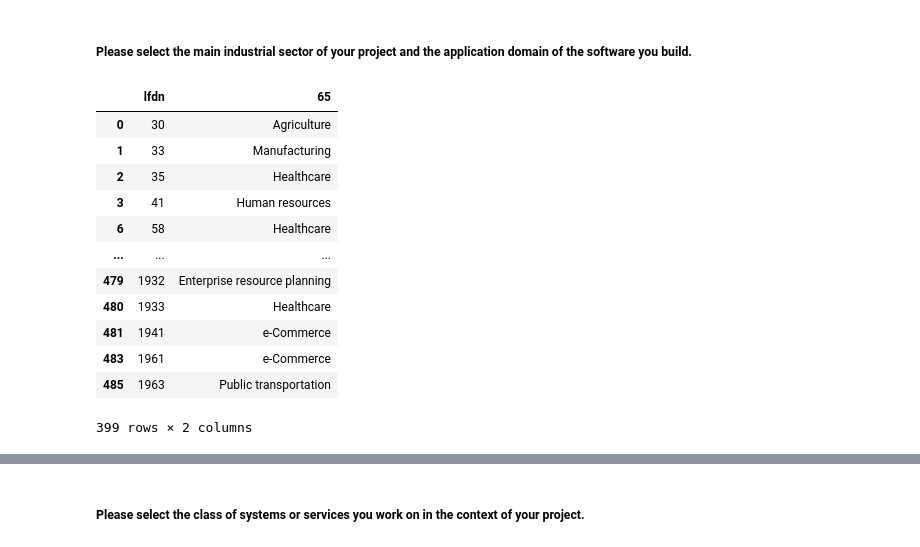
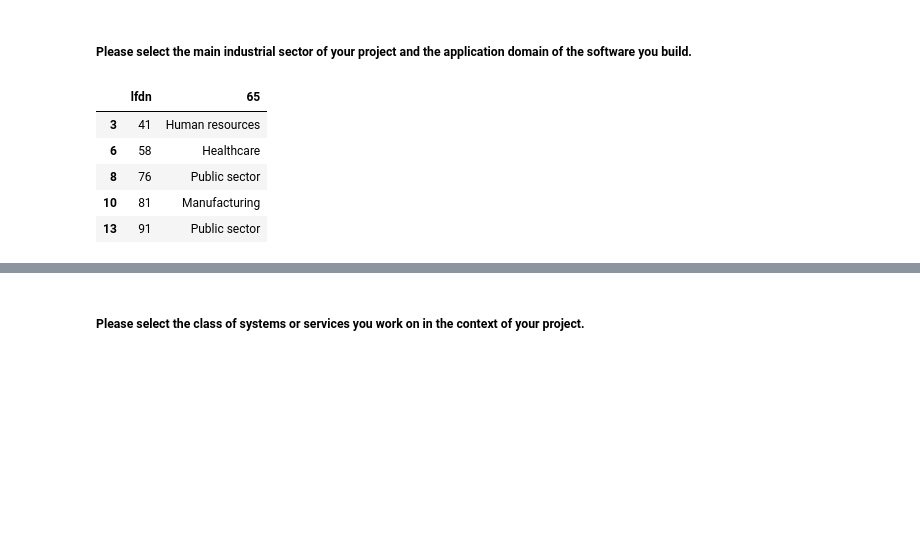
Before and after one commit to NaPiRE/QuickCheckRE, a Jupyter notebook: Data Transformation/DataTransformation.ipynb, the cells around one changed output, grey strips where cells are left out. Saved outputs shown, nothing was run; the diff lists cells and outputs as text; code cells hidden in the pictures; blank space fills up the shorter version.

```diff
--- a/Data Transformation/DataTransformation.ipynb
+++ b/Data Transformation/DataTransformation.ipynb
@@ -526,23 +450,16 @@ md("## **Variablename V_1 | QuestionID {}**".format(N1ID))
 # %%
 N1 = df.loc[:, ['lfdn', 'v_1']]
 N1 = N1.rename(columns={'v_1': N1ID})
 # Delete Other options
 N1 = N1.loc[N1[N1ID] != "Other (please specify)"]
-N1
+N1[N1['lfdn'].isin([41,58,76,81,91])]
 # %% [output]
 |  | lfdn | 65 |
-| 0 | 30 | Agriculture |
-| 1 | 33 | Manufacturing |
-| 2 | 35 | Healthcare |
 | 3 | 41 | Human resources |
 | 6 | 58 | Healthcare |
-| ... | ... | ... |
-| 479 | 1932 | Enterprise resource planning |
-| 480 | 1933 | Healthcare |
-| 481 | 1941 | e-Commerce |
-| 483 | 1961 | e-Commerce |
-| 485 | 1963 | Public transportation |
+| 8 | 76 | Public sector |
+| 10 | 81 | Manufacturing |
+| 13 | 91 | Public sector |
-399 rows × 2 columns
 # %%
 N1converted = convertNapireToCce(questions, N1, 0)
 questionColumn = createQuestionColumns(N1ID + '_', len(N1converted[0]))
```
Also changed, not shown: parts of 61 cells of this notebook, 5 other files.
